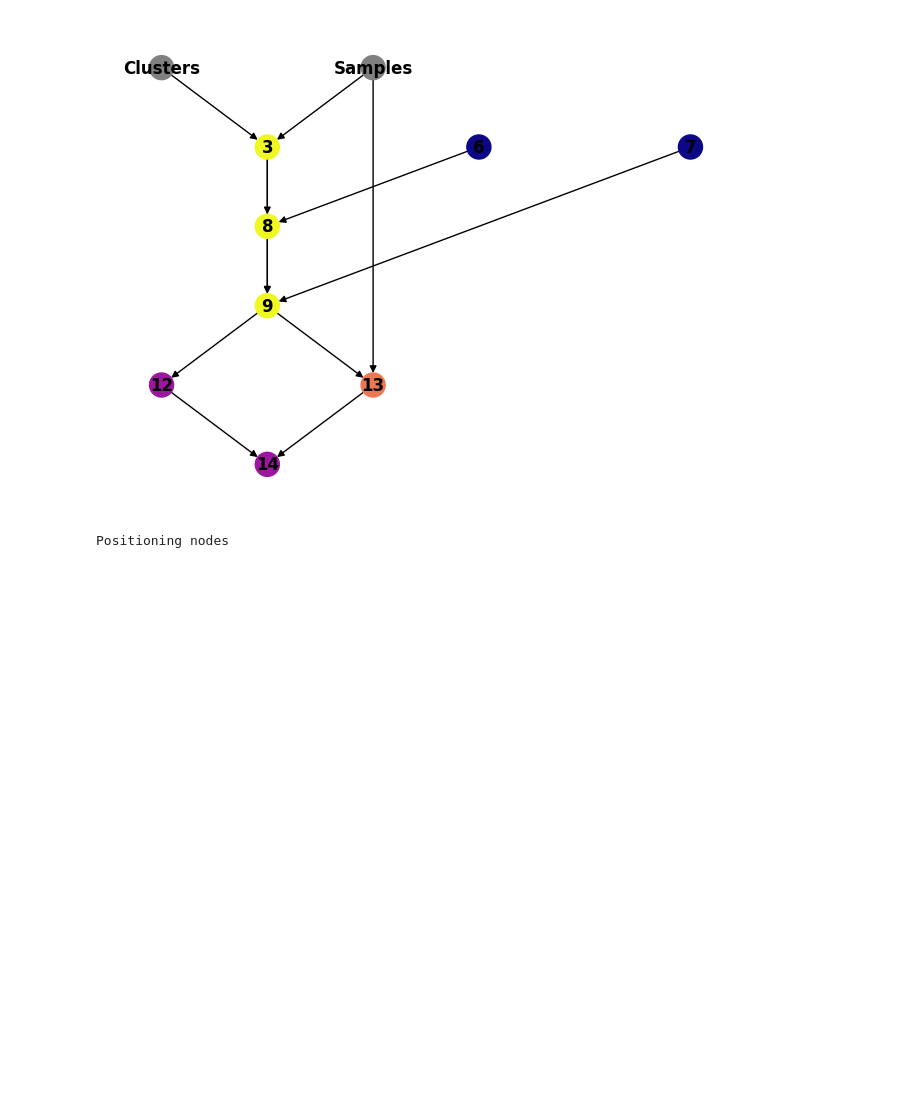
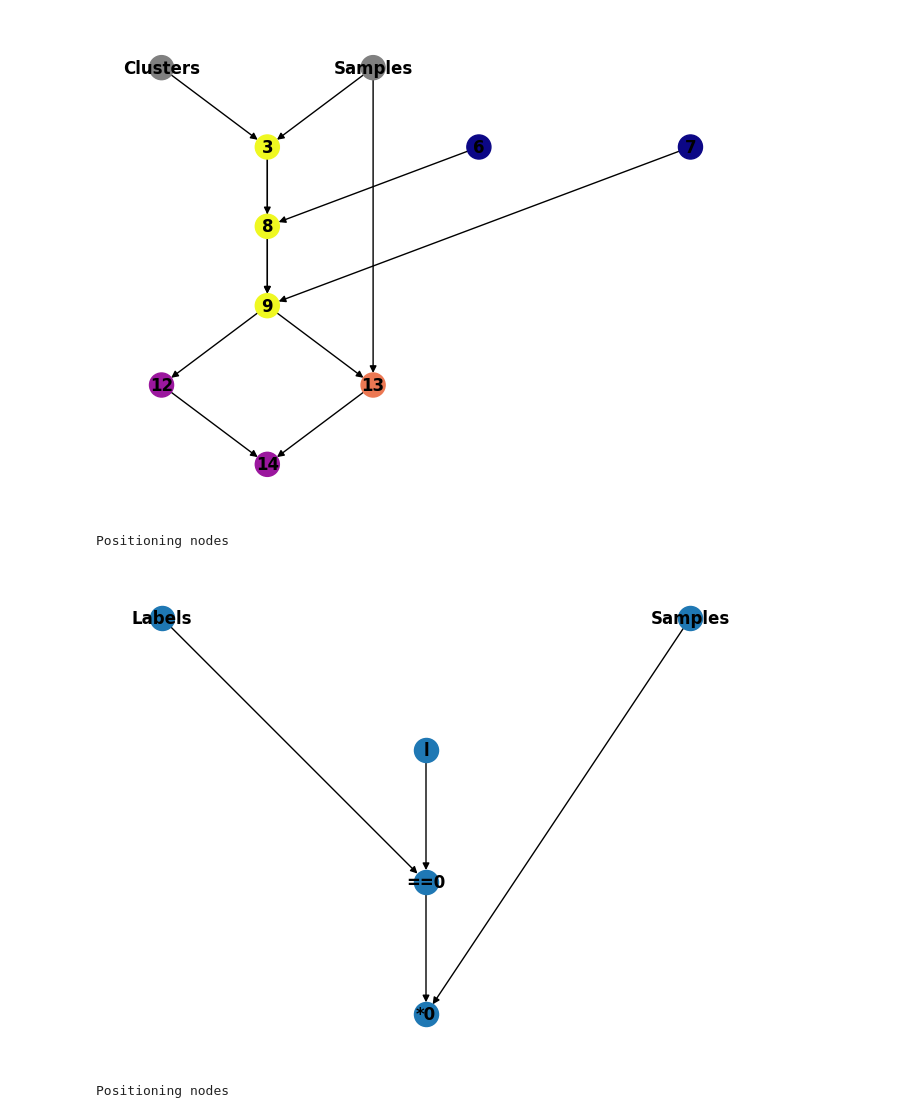
Before and after one commit to Helmholtz-AI-Energy/tensorcraft, a Jupyter notebook: notebooks/compiler_basics.ipynb, the cells around one changed output. Saved outputs shown, nothing was run; the diff lists cells and outputs as text; code cells hidden in the pictures; blank space fills up the shorter version.

Commit message:
feat: drawing expression graphs

```diff
--- a/notebooks/compiler_basics.ipynb
+++ b/notebooks/compiler_basics.ipynb
@@ -26,6 +26,11 @@ draw_program_graph(kmeans_kernel, color_by="opcount")
 # %% [output]
 Positioning nodes
 [figure]
+# %%
+draw_expression_graph(kmeans_kernel.tensor_expressions[13])
+# %% [output]
+Positioning nodes
+[figure, added]
 # %%
 code = """
 W_c[i] = A[i,j] * D_c[j]
```
Also changed, not shown: parts of 2 cells of this notebook, 3 other files.
